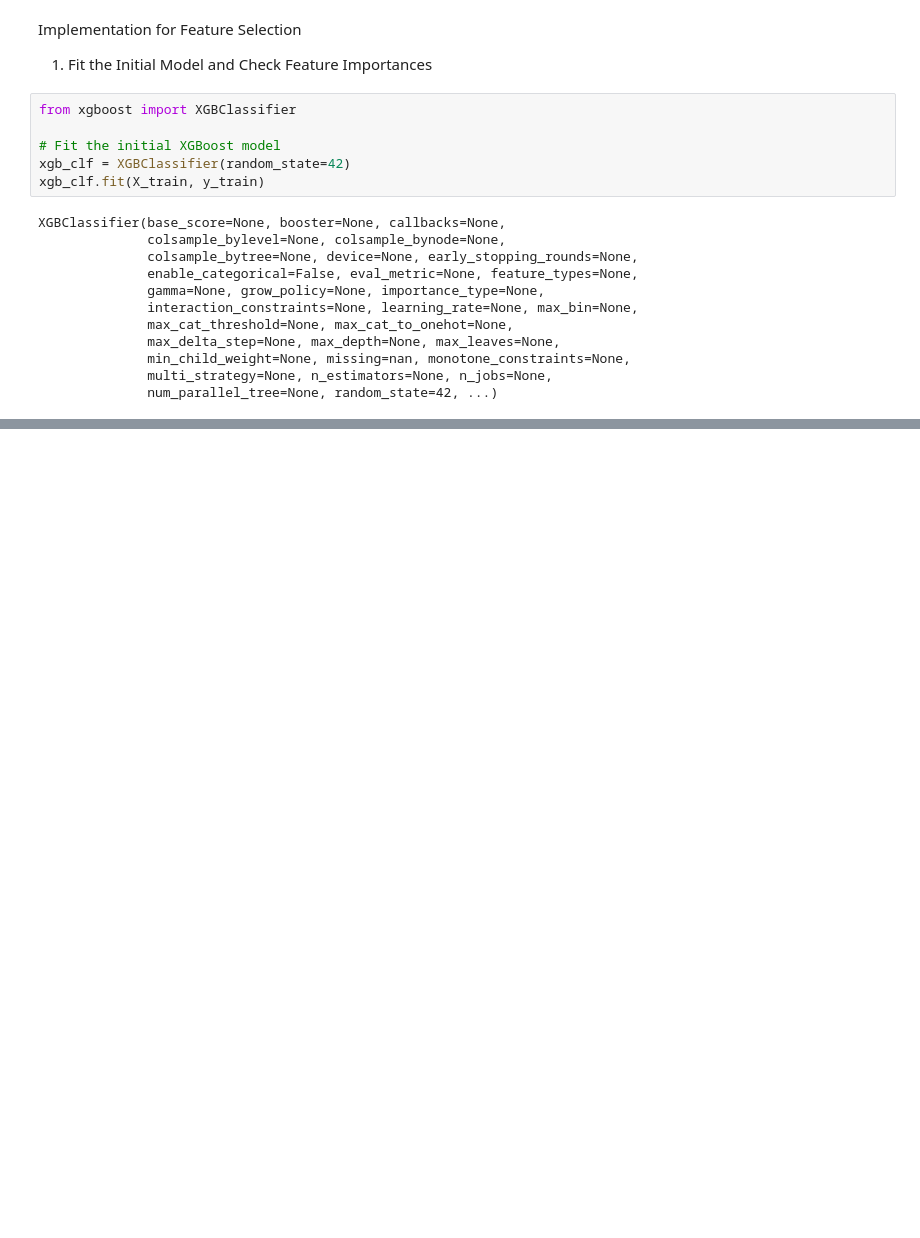
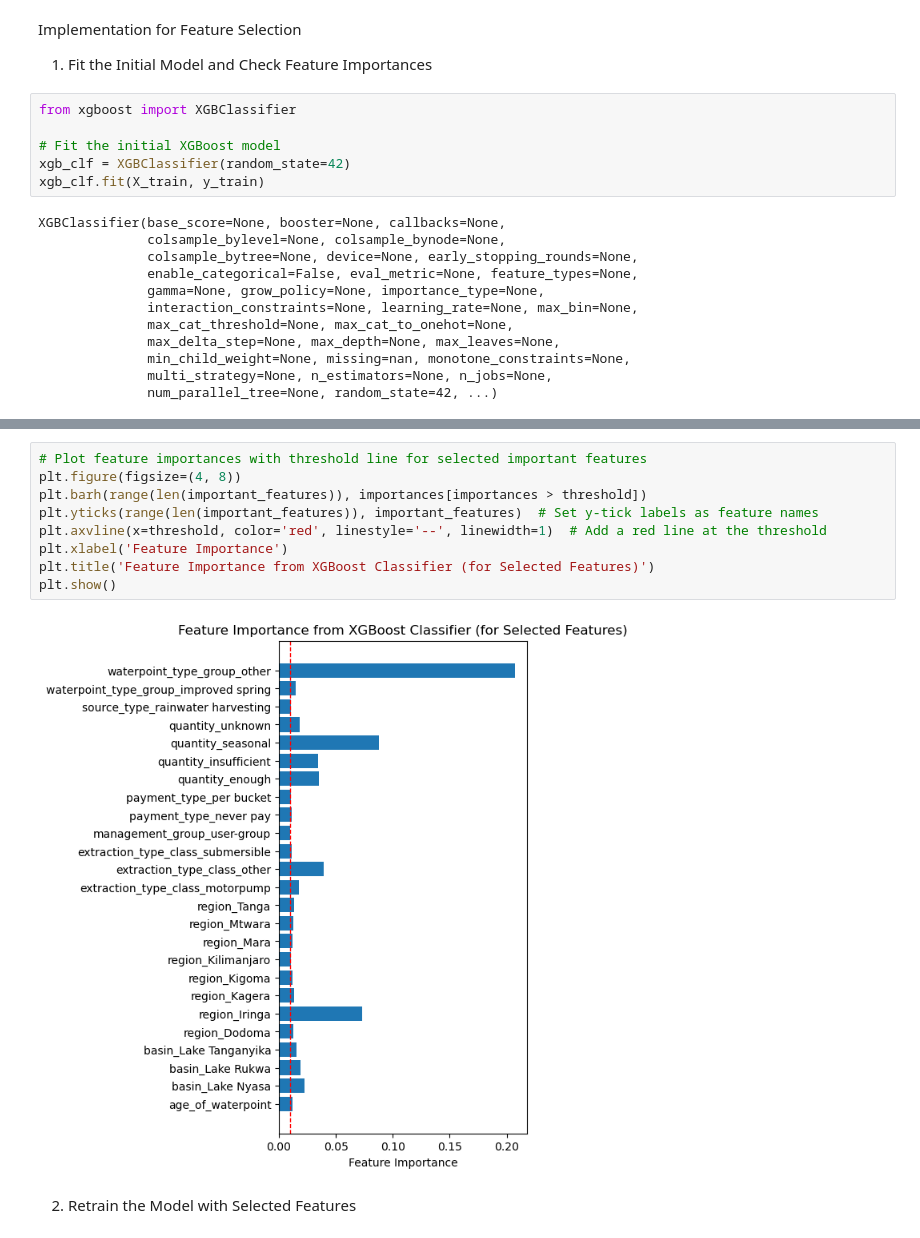
Before and after one commit to PaulMuniu/Tanzania_Water_Wells_Model, a Jupyter notebook: Tanzania_wells.ipynb, the cells around one changed output, grey strips where cells are left out. Cells and saved outputs as stored; diff of their text form; blank space fills up the shorter version.

```diff
--- a/Tanzania_wells.ipynb
+++ b/Tanzania_wells.ipynb
@@ -1120,0 +1147,13 @@ feature_names = X.columns
+# %%
+# Plot feature importances with threshold line for selected important features
+plt.figure(figsize=(4, 8))
+plt.barh(range(len(important_features)), importances[importances > threshold])
+plt.yticks(range(len(important_features)), important_features)  # Set y-tick labels as feature names
+plt.axvline(x=threshold, color='red', linestyle='--', linewidth=1)  # Add a red line at the threshold
+plt.xlabel('Feature Importance')
+plt.title('Feature Importance from XGBoost Classifier (for Selected Features)')
+plt.show()
+# %% [output]
+[figure, added]
+# %% [markdown]
+2. Retrain the Model with Selected Features
```
Also changed, not shown: parts of 5 cells of this notebook.
